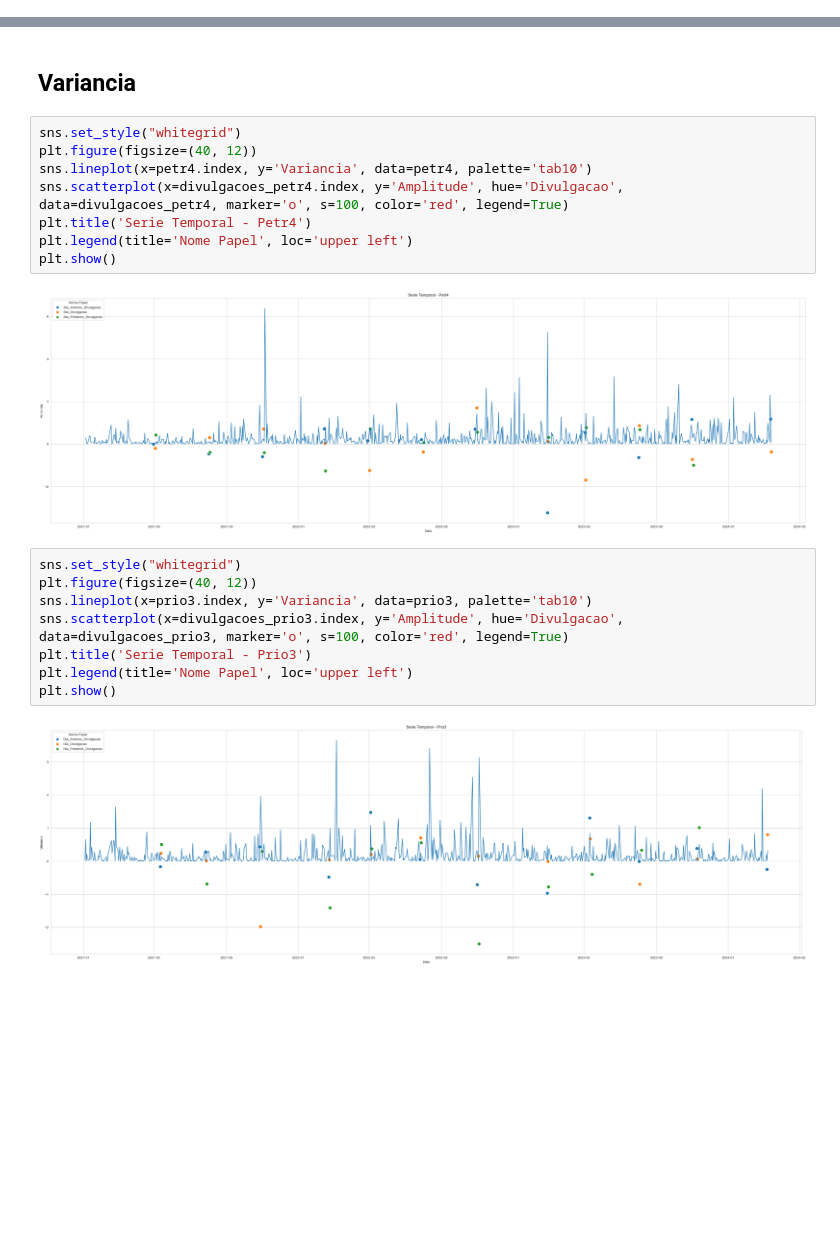
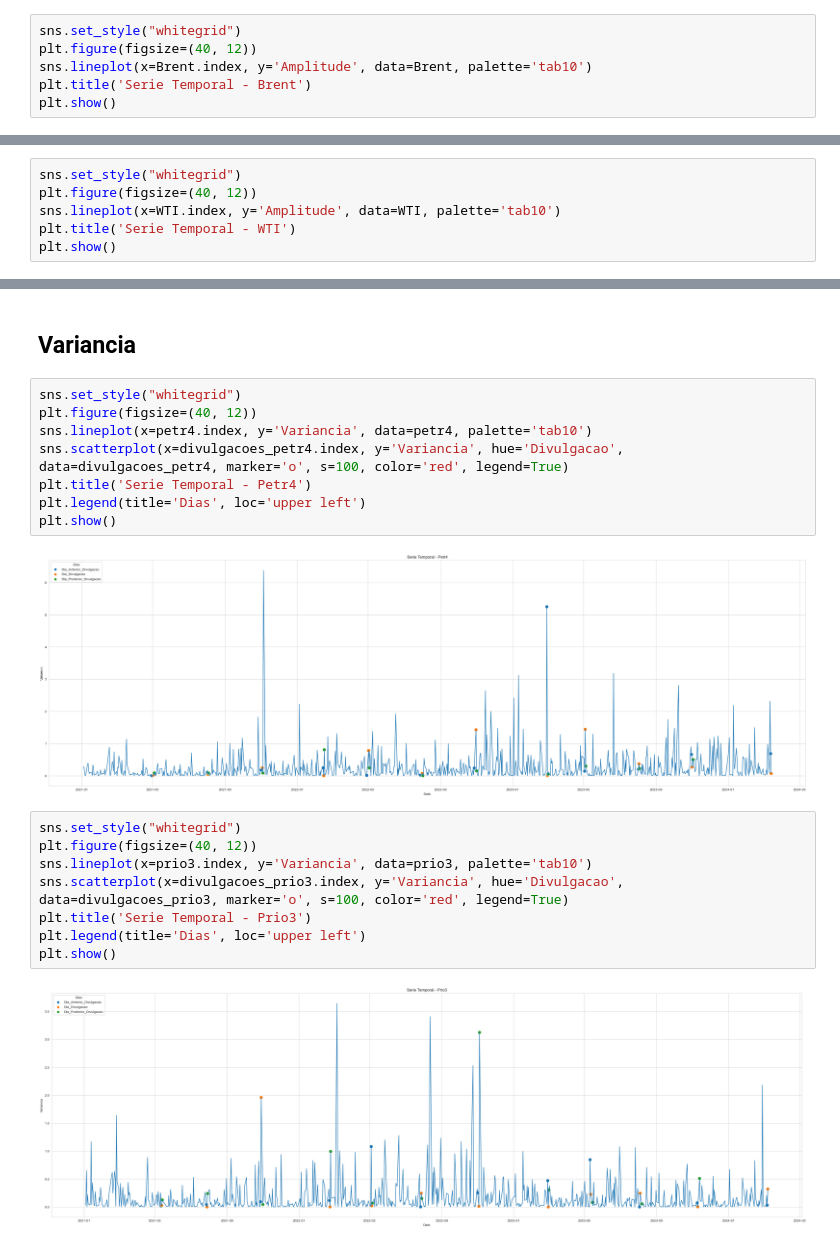
Before and after one commit to MatSchualtz/TCC, a Jupyter notebook: TCC.ipynb, the cells around one changed output, grey strips where cells are left out. Drawn from its saved outputs; the diff is of its cells as text; blank space fills up the shorter version.

```diff
--- a/TCC.ipynb
+++ b/TCC.ipynb
@@ -274,3 +327,9 @@ plt.legend(title='Nome Papel', loc='upper left')
 plt.show()
 # %% [output]
 [figure]
+# %%
+sns.set_style("whitegrid")
+plt.figure(figsize=(40, 12))
+sns.lineplot(x=Brent.index, y='Amplitude', data=Brent, palette='tab10')
+plt.title('Serie Temporal - Brent')
+plt.show()
@@ -276,0 +338,6 @@ plt.show()
+# %%
+sns.set_style("whitegrid")
+plt.figure(figsize=(40, 12))
+sns.lineplot(x=WTI.index, y='Amplitude', data=WTI, palette='tab10')
+plt.title('Serie Temporal - WTI')
+plt.show()
@@ -280,19 +349,19 @@ plt.show()
 sns.set_style("whitegrid")
 plt.figure(figsize=(40, 12))
 sns.lineplot(x=petr4.index, y='Variancia', data=petr4, palette='tab10')
-sns.scatterplot(x=divulgacoes_petr4.index, y='Amplitude', hue='Divulgacao', data=divulgacoes_petr4, marker='o', s=100, color='red', legend=True)
+sns.scatterplot(x=divulgacoes_petr4.index, y='Variancia', hue='Divulgacao', data=divulgacoes_petr4, marker='o', s=100, color='red', legend=True)
 plt.title('Serie Temporal - Petr4')
-plt.legend(title='Nome Papel', loc='upper left')
+plt.legend(title='Dias', loc='upper left')
 plt.show()
 # %% [output]
-[figure, old version]
+[figure, new version]
 # %%
 sns.set_style("whitegrid")
 plt.figure(figsize=(40, 12))
 sns.lineplot(x=prio3.index, y='Variancia', data=prio3, palette='tab10')
-sns.scatterplot(x=divulgacoes_prio3.index, y='Amplitude', hue='Divulgacao', data=divulgacoes_prio3, marker='o', s=100, color='red', legend=True)
+sns.scatterplot(x=divulgacoes_prio3.index, y='Variancia', hue='Divulgacao', data=divulgacoes_prio3, marker='o', s=100, color='red', legend=True)
 plt.title('Serie Temporal - Prio3')
-plt.legend(title='Nome Papel', loc='upper left')
+plt.legend(title='Dias', loc='upper left')
 plt.show()
 # %% [output]
-[figure, old version]
+[figure, new version]
```
Also changed, not shown: parts of 29 cells of this notebook.
